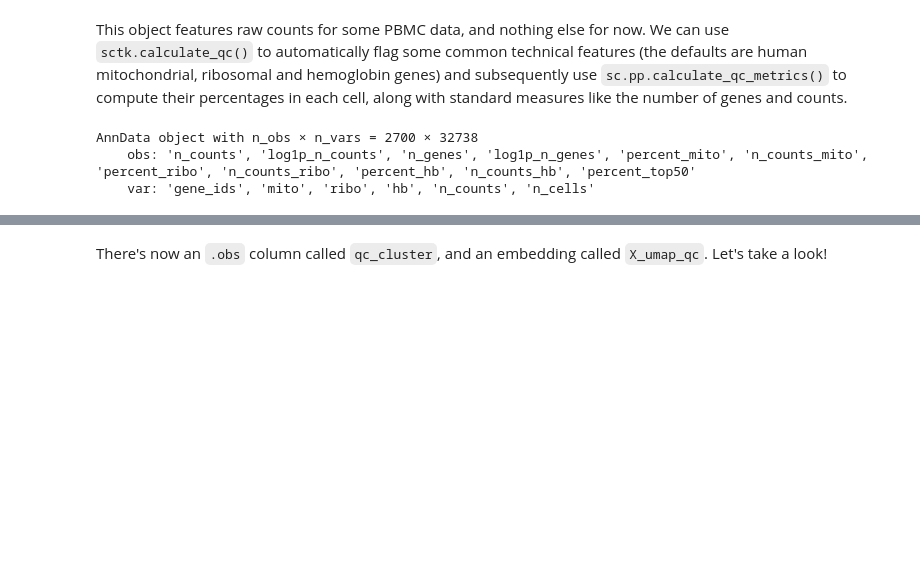
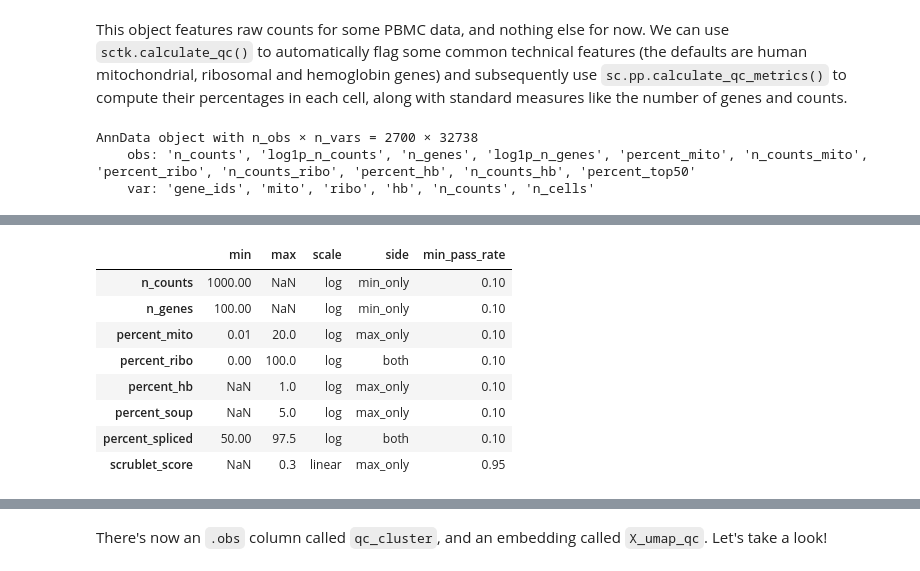
Before and after one commit to Teichlab/sctk, a Jupyter notebook: docs/notebooks/automatic_qc.ipynb, the cells around one changed output, grey strips where cells are left out. Cells and saved outputs as stored; diff of their text form; code cells hidden in the pictures; blank space fills up the shorter version.

```diff
--- a/docs/notebooks/automatic_qc.ipynb
+++ b/docs/notebooks/automatic_qc.ipynb
@@ -33,0 +82,12 @@ AnnData object with n_obs × n_vars = 2700 × 32738
+# %%
+sctk.default_metric_params_df
+# %% [output]
+|  | min | max | scale | side | min_pass_rate |
+| n_counts | 1000.00 | NaN | log | min_only | 0.10 |
+| n_genes | 100.00 | NaN | log | min_only | 0.10 |
+| percent_mito | 0.01 | 20.0 | log | max_only | 0.10 |
+| percent_ribo | 0.00 | 100.0 | log | both | 0.10 |
+| percent_hb | NaN | 1.0 | log | max_only | 0.10 |
+| percent_soup | NaN | 5.0 | log | max_only | 0.10 |
+| percent_spliced | 50.00 | 97.5 | log | both | 0.10 |
+| scrublet_score | NaN | 0.3 | linear | max_only | 0.95 |
```
Also changed, not shown: parts of 26 cells of this notebook, 2 other files.
